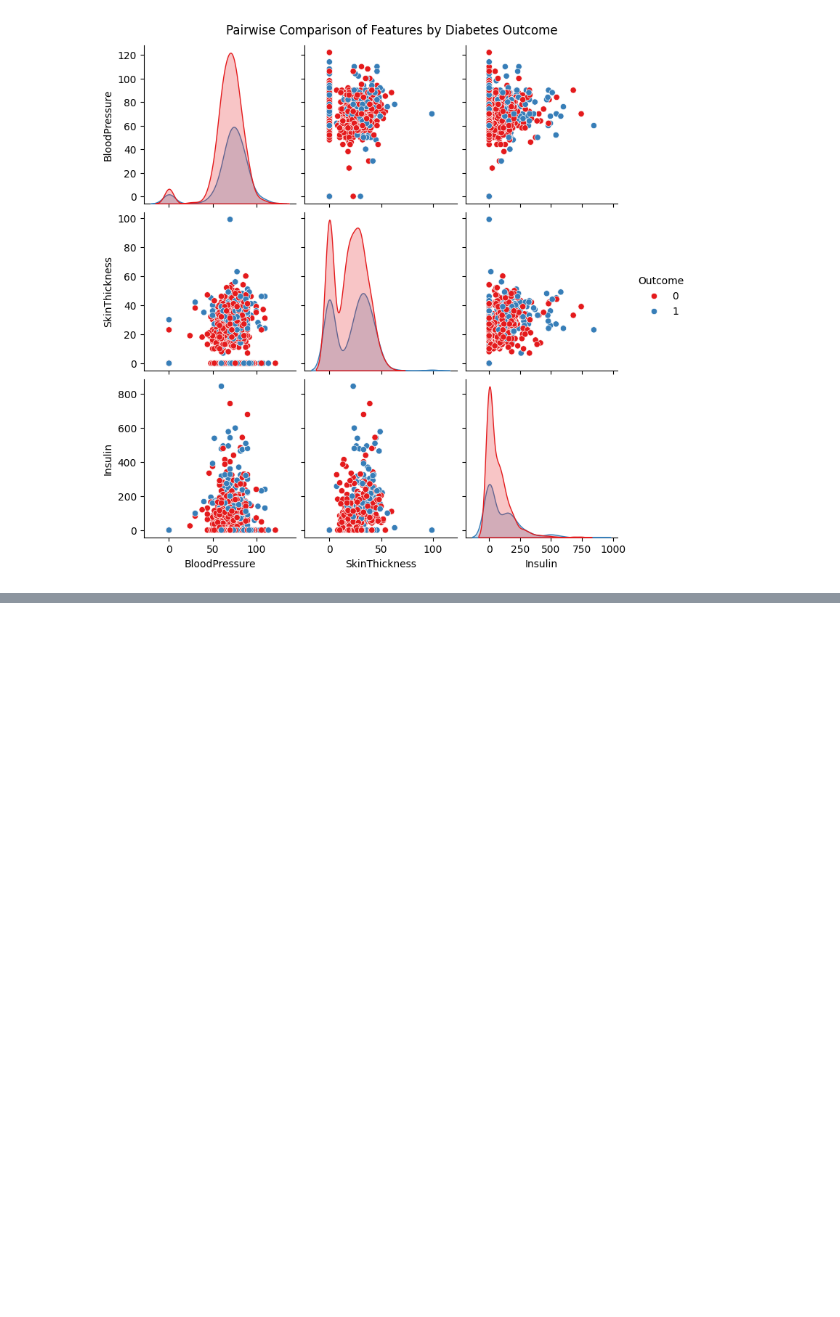
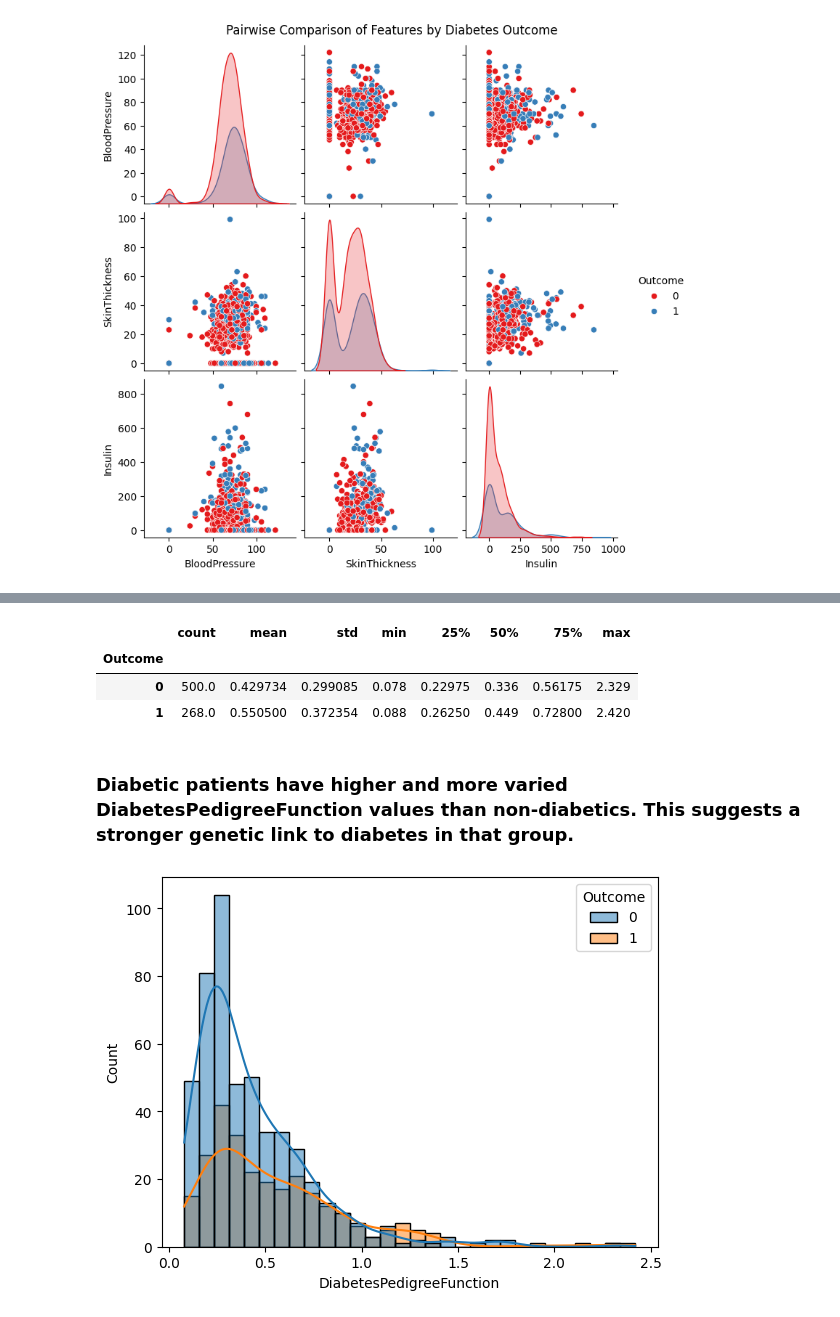
Before and after one commit to dinislamweb/diabetics-prediction-, a Jupyter notebook: diabetes_updated.ipynb, the cells around one changed output, grey strips where cells are left out. Saved outputs shown, nothing was run; the diff lists cells and outputs as text; code cells hidden in the pictures; blank space fills up the shorter version.

```diff
--- a/diabetes_updated.ipynb
+++ b/diabetes_updated.ipynb
@@ -220,0 +268,16 @@ plt.show()
+# %%
+# DiabetesPedigreeFunction vs Outcome
+df.groupby('Outcome')['DiabetesPedigreeFunction'].describe()
+# %% [output]
+|  | count | mean | std | min | 25% | 50% | 75% | max |
+| Outcome |  |  |  |  |  |  |  |  |
+| 0 | 500.0 | 0.429734 | 0.299085 | 0.078 | 0.22975 | 0.336 | 0.56175 | 2.329 |
+| 1 | 268.0 | 0.550500 | 0.372354 | 0.088 | 0.26250 | 0.449 | 0.72800 | 2.420 |
+# %% [markdown]
+### Diabetic patients have higher and more varied DiabetesPedigreeFunction values than non-diabetics. This suggests a stronger genetic link to diabetes in that group.
+# %%
+# Visualize the DiabetesPedigreeFunction
+sns.histplot(data=df, x='DiabetesPedigreeFunction', hue='Outcome', kde=True, bins=30)
+plt.show()
+# %% [output]
+[figure, added]
```
Also changed, not shown: parts of 6 cells of this notebook.
